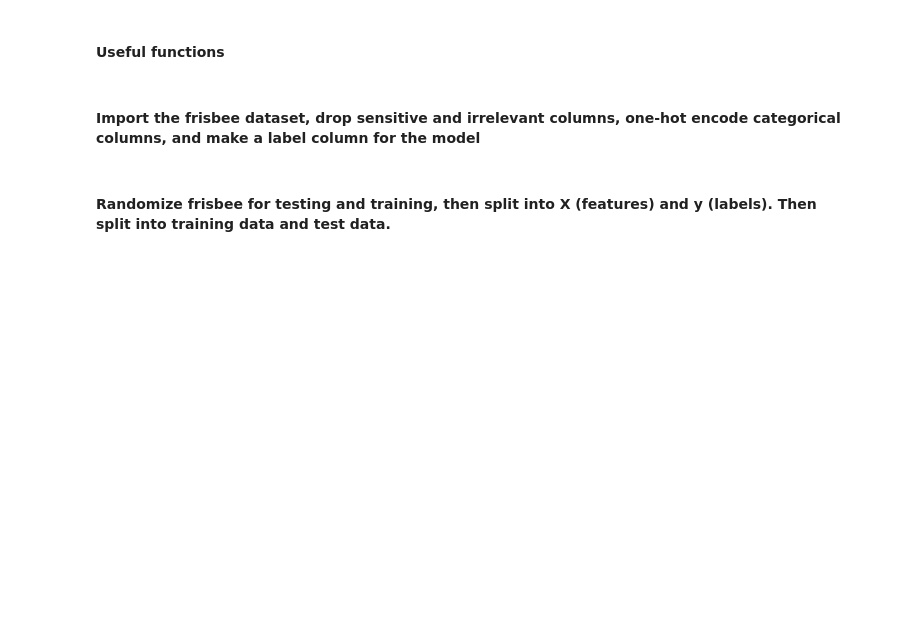
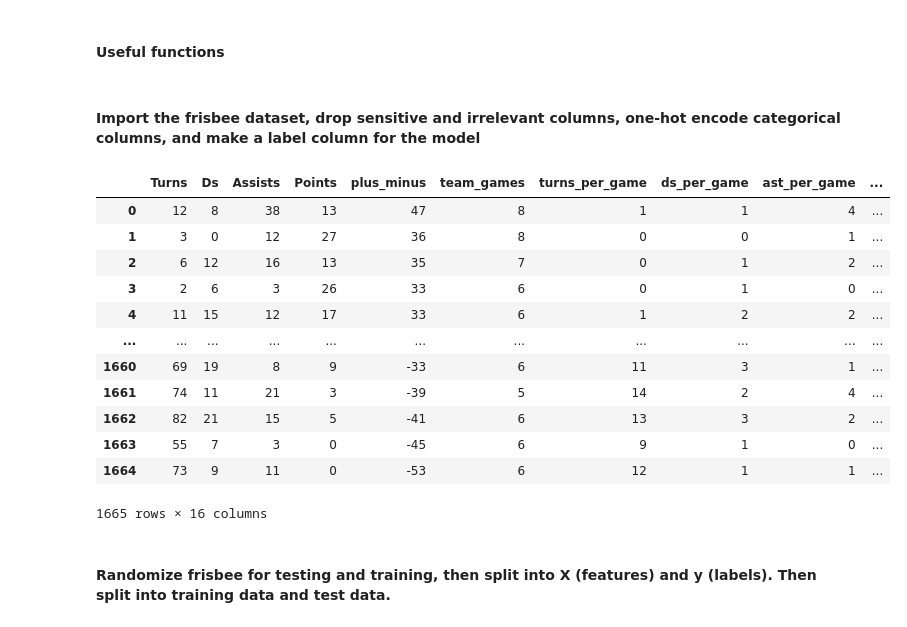
Before and after one commit to jbellizia/cs-3110-final, a Jupyter notebook: Final.ipynb, the cells around one changed output. Cells and saved outputs as stored; diff of their text form; code cells hidden in the pictures; blank space fills up the shorter version.

```diff
--- a/Final.ipynb
+++ b/Final.ipynb
@@ -55,21 +55,36 @@ def approximate_rho(epsilon, delta):
 # %%
 # import the frisbee dataset
 frisbee = pd.read_csv('https://raw.githubusercontent.com/jbellizia/cs-3110-final/refs/heads/main/ultimate_college_championship.csv')
 
 # discard player names and team names, as well as plus minus per game (we use plus minus kind of in the gradient descent)
 frisbee = frisbee.drop(['player', 'team_name', 'pls_mns_per_game'], axis = 1)
 
 # one hot encode the categorical columns
 frisbee = pd.get_dummies(frisbee, columns=['level', 'gender', 'division'], drop_first = True).astype(int)
 
 # add a categorical 'is_positive' column that we will be testing on
 # -1 if plus_minus is negative
 # 1 if plus_minus is positive
 # this way, we can use classification to predict a player's value on a team based on their stats
 # this evaluates if a players plus minus is positive and stores the truth value as an integer (-1 or 1)
 # at first, i used 0 and 1, but i think that wasn't strong enough for the model
 frisbee['is_positive'] = (frisbee['plus_minus'] > 0).astype(int)
 frisbee['is_positive'] = frisbee['is_positive'] * 2 - 1
+frisbee
+# %% [output]
+|  | Turns | Ds | Assists | Points | plus_minus | team_games | turns_per_game | ds_per_game | ast_per_game | ... |
+| 0 | 12 | 8 | 38 | 13 | 47 | 8 | 1 | 1 | 4 | ... |
+| 1 | 3 | 0 | 12 | 27 | 36 | 8 | 0 | 0 | 1 | ... |
+| 2 | 6 | 12 | 16 | 13 | 35 | 7 | 0 | 1 | 2 | ... |
+| 3 | 2 | 6 | 3 | 26 | 33 | 6 | 0 | 1 | 0 | ... |
+| 4 | 11 | 15 | 12 | 17 | 33 | 6 | 1 | 2 | 2 | ... |
+| ... | ... | ... | ... | ... | ... | ... | ... | ... | ... | ... |
+| 1660 | 69 | 19 | 8 | 9 | -33 | 6 | 11 | 3 | 1 | ... |
+| 1661 | 74 | 11 | 21 | 3 | -39 | 5 | 14 | 2 | 4 | ... |
+| 1662 | 82 | 21 | 15 | 5 | -41 | 6 | 13 | 3 | 2 | ... |
+| 1663 | 55 | 7 | 3 | 0 | -45 | 6 | 9 | 1 | 0 | ... |
+| 1664 | 73 | 9 | 11 | 0 | -53 | 6 | 12 | 1 | 1 | ... |
+1665 rows × 16 columns
 # %% [markdown]
 #### Randomize frisbee for testing and training, then split into X (features) and y (labels). Then split into training data and test data.
 # %%
```
Also changed, not shown: parts of 8 cells of this notebook, 2 other files.
